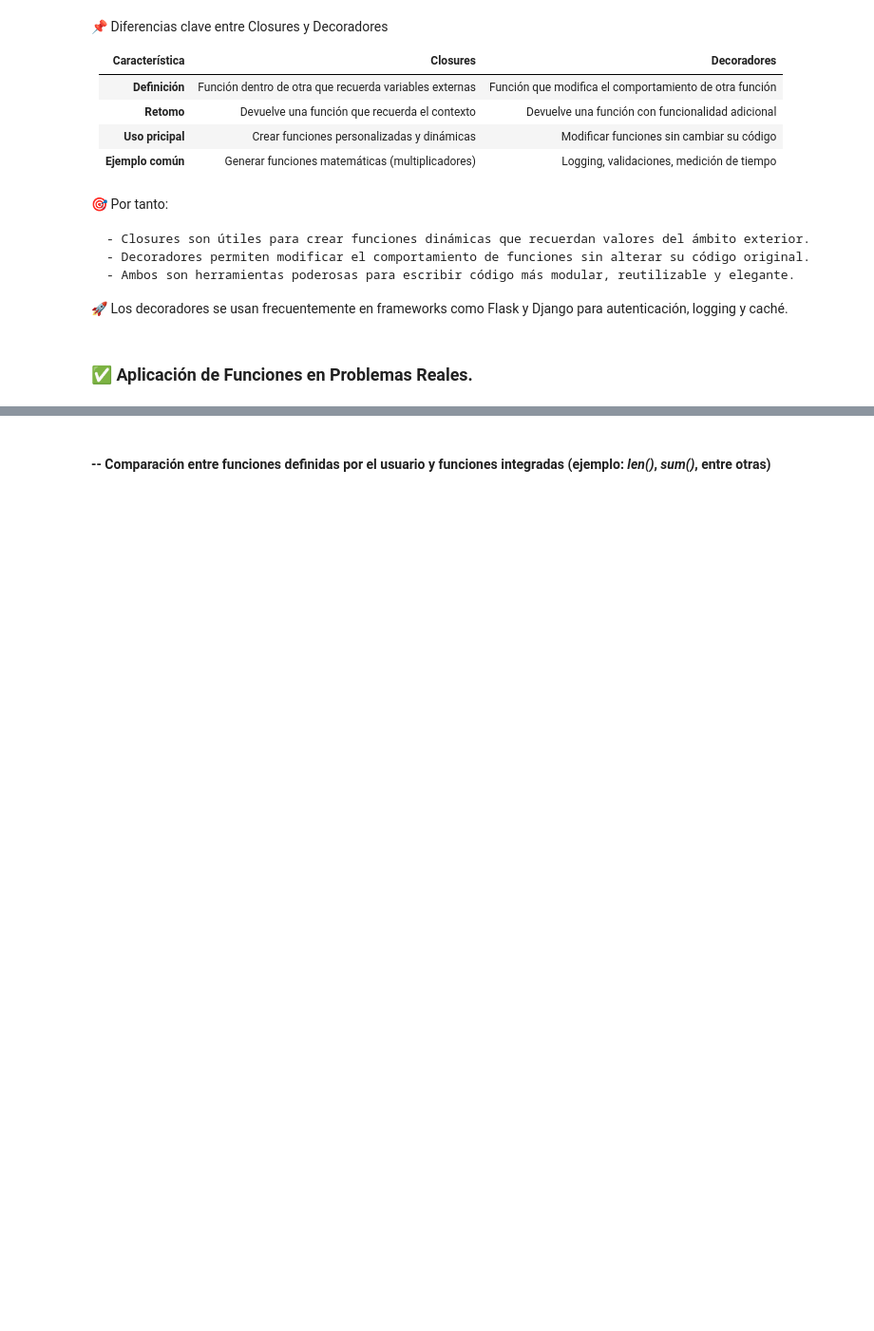
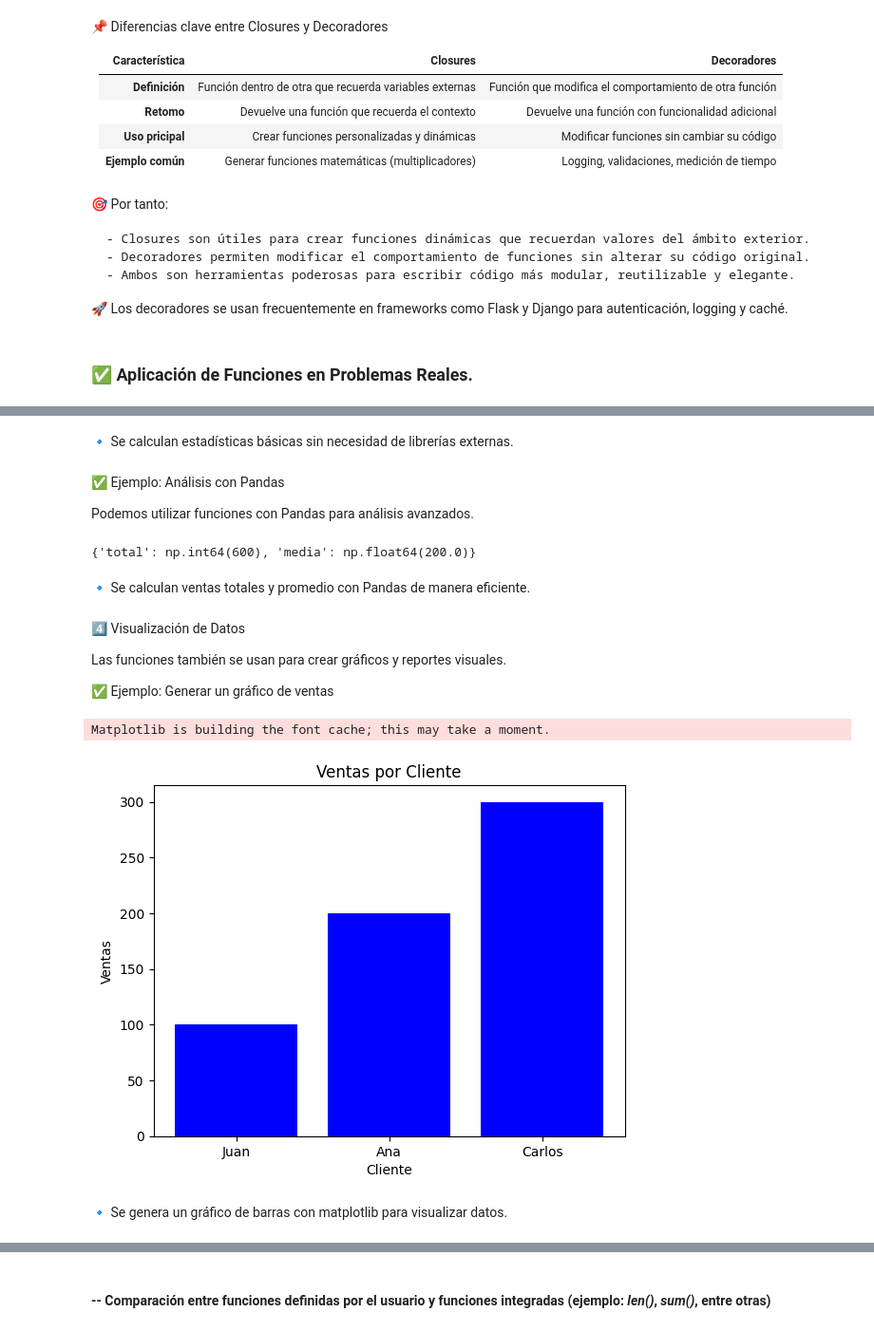
Before and after one commit to Nash9505/Programacion-Python-Basico-GRUPO-1---6181133432, a Jupyter notebook: Investigación/Investigacion.ipynb, the cells around one changed output, grey strips where cells are left out. Shown at 95% size. Saved outputs shown, nothing was run; the diff lists cells and outputs as text; code cells hidden in the pictures; blank space fills up the shorter version.

```diff
--- a/Investigación/Investigacion.ipynb
+++ b/Investigación/Investigacion.ipynb
@@ -842,0 +1088,48 @@ Tiempo de ejecución: 2.0012 segundos
+# %% [markdown]
+🔹 Se calculan estadísticas básicas sin necesidad de librerías externas.
+# %% [markdown]
+✅ Ejemplo: Análisis con Pandas
+
+Podemos utilizar funciones con Pandas para análisis avanzados.
+# %%
+import pandas as pd
+
+def analizar_ventas(df):
+    """Devuelve el total de ventas y la media por cliente."""
+    total_ventas = df["ventas"].sum()
+    media_ventas = df["ventas"].mean()
+    return {"total": total_ventas, "media": media_ventas}
+
+# Creación del DataFrame
+datos = pd.DataFrame({"cliente": ["Juan", "Ana", "Carlos"], "ventas": [100, 200, 300]})
+print(analizar_ventas(datos))
+# Salida: {'total': 600, 'media': 200.0}
+# %% [output]
+{'total': np.int64(600), 'media': np.float64(200.0)}
+# %% [markdown]
+🔹 Se calculan ventas totales y promedio con Pandas de manera eficiente.
+# %% [markdown]
+4️⃣ Visualización de Datos
+
+Las funciones también se usan para crear gráficos y reportes visuales.
+
+✅ Ejemplo: Generar un gráfico de ventas
+# %%
+import matplotlib.pyplot as plt
+
+def graficar_ventas(df):
+    """Genera un gráfico de barras con las ventas por cliente."""
+    plt.bar(df["cliente"], df["ventas"], color="blue")
+    plt.xlabel("Cliente")
+    plt.ylabel("Ventas")
+    plt.title("Ventas por Cliente")
+    plt.show()
+
+# Creación del DataFrame
+datos = pd.DataFrame({"cliente": ["Juan", "Ana", "Carlos"], "ventas": [100, 200, 300]})
+graficar_ventas(datos)
+# %% [output]
+Matplotlib is building the font cache; this may take a moment.
+[figure, added]
+# %% [markdown]
+🔹 Se genera un gráfico de barras con matplotlib para visualizar datos.
```
Also changed, not shown: parts of 92 cells of this notebook.
